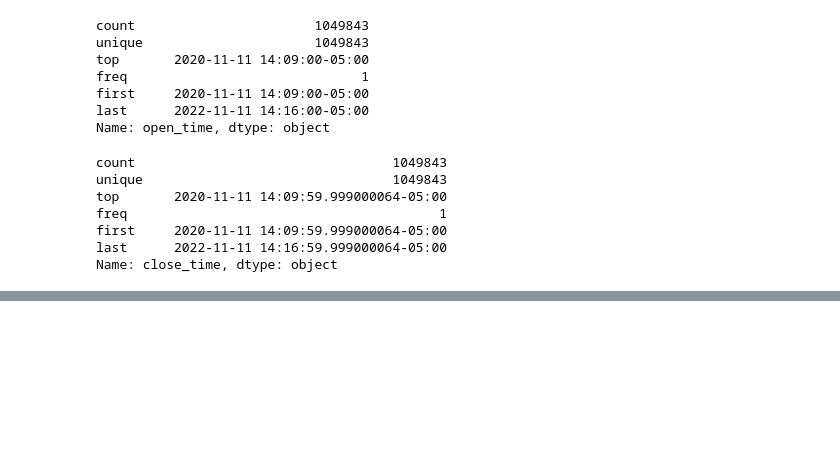
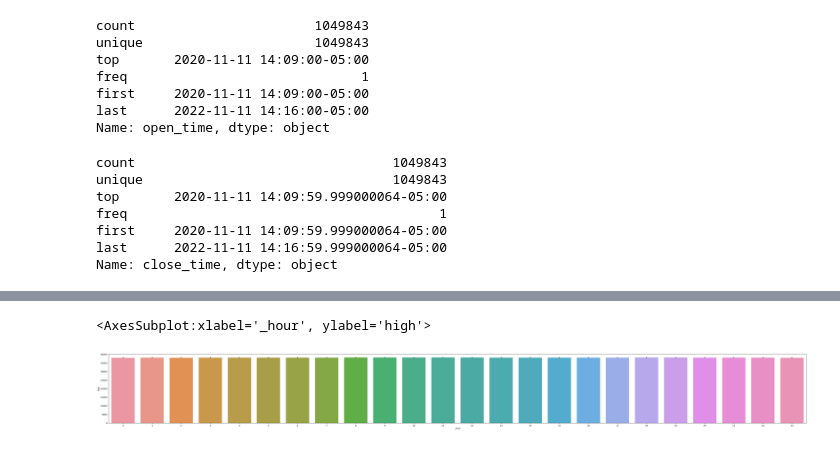
Before and after one commit to An-Tran-2001/Use-Your-Brain-To-Gamble, a Jupyter notebook: Data_normalization.ipynb, the cells around one changed output, grey strips where cells are left out. Drawn from its saved outputs; the diff is of its cells as text; code cells hidden in the pictures; blank space fills up the shorter version.

```diff
--- a/Data_normalization.ipynb
+++ b/Data_normalization.ipynb
@@ -288,0 +376,3 @@ Name: open_time, dtype: object
+# %%
+_hour = btcusdt_df['open_time'].dt.hour
+_hour
@@ -288,0 +392,3 @@ Name: open_time, dtype: object
+# %%
+btcusdt_df['_hour'] = _hour
+btcusdt_df[['_hour', 'high']].groupby(['_hour'], as_index=False).mean().sort_values(by='high', ascending=False)
@@ -288,0 +413,6 @@ Name: open_time, dtype: object
+# %%
+fig, ax = plt.subplots(figsize=(60,6))
+sns.barplot(x='_hour', y='high', data=btcusdt_df, ax=ax)
+# %% [output]
+<AxesSubplot:xlabel='_hour', ylabel='high'>
+[figure, added]
```
Also changed, not shown: parts of 25 cells of this notebook.
